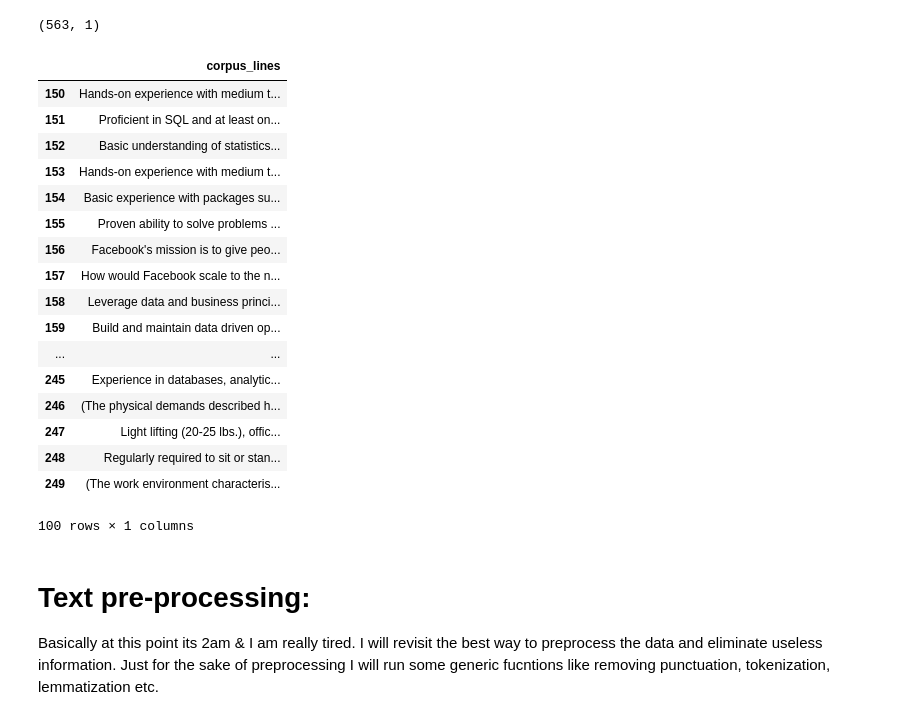
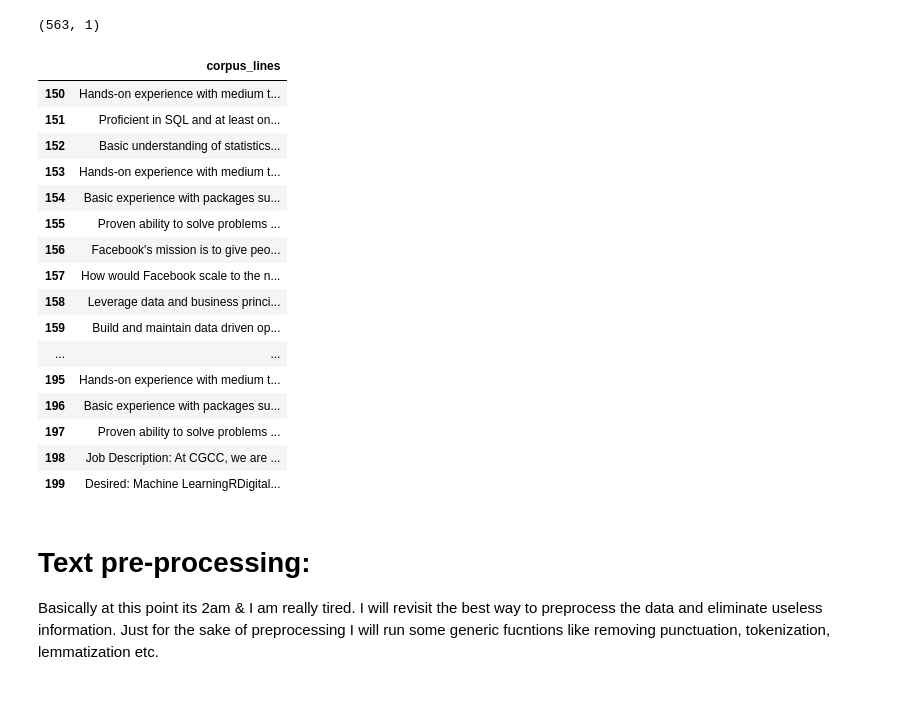
Before and after one commit to muhammadut/Indeed-webscraper-for-job-description-keywords-extraction-given-a-job-title, a Jupyter notebook: Indeed webscraper Extract keywords from job descriptions given the job title.ipynb, the cells around one changed output. Cells and saved outputs as stored; diff of their text form; code cells hidden in the pictures.

```diff
--- a/Indeed webscraper Extract keywords from job descriptions given the job title.ipynb
+++ b/Indeed webscraper Extract keywords from job descriptions given the job title.ipynb
@@ -202,26 +205,25 @@ df.shape
 (563, 1)
 # %%
 pd.set_option('display.max_colwidth', 150)
-df[150:250]
+df[150:200]
 # %% [output]
 |  | corpus_lines |
 | 150 | Hands-on experience with medium t... |
 | 151 | Proficient in SQL and at least on... |
 | 152 | Basic understanding of statistics... |
 | 153 | Hands-on experience with medium t... |
 | 154 | Basic experience with packages su... |
 | 155 | Proven ability to solve problems ... |
 | 156 | Facebook's mission is to give peo... |
 | 157 | How would Facebook scale to the n... |
 | 158 | Leverage data and business princi... |
 | 159 | Build and maintain data driven op... |
 | ... | ... |
-| 245 | Experience in databases, analytic... |
-| 246 | (The physical demands described h... |
-| 247 | Light lifting (20-25 lbs.), offic... |
-| 248 | Regularly required to sit or stan... |
-| 249 | (The work environment characteris... |
+| 195 | Hands-on experience with medium t... |
+| 196 | Basic experience with packages su... |
+| 197 | Proven ability to solve problems ... |
+| 198 | Job Description: At CGCC, we are ... |
+| 199 | Desired: Machine LearningRDigital... |
-100 rows × 1 columns
 # %% [markdown]
 # Text pre-processing:
 
```
Also changed, not shown: parts of 15 cells of this notebook.
